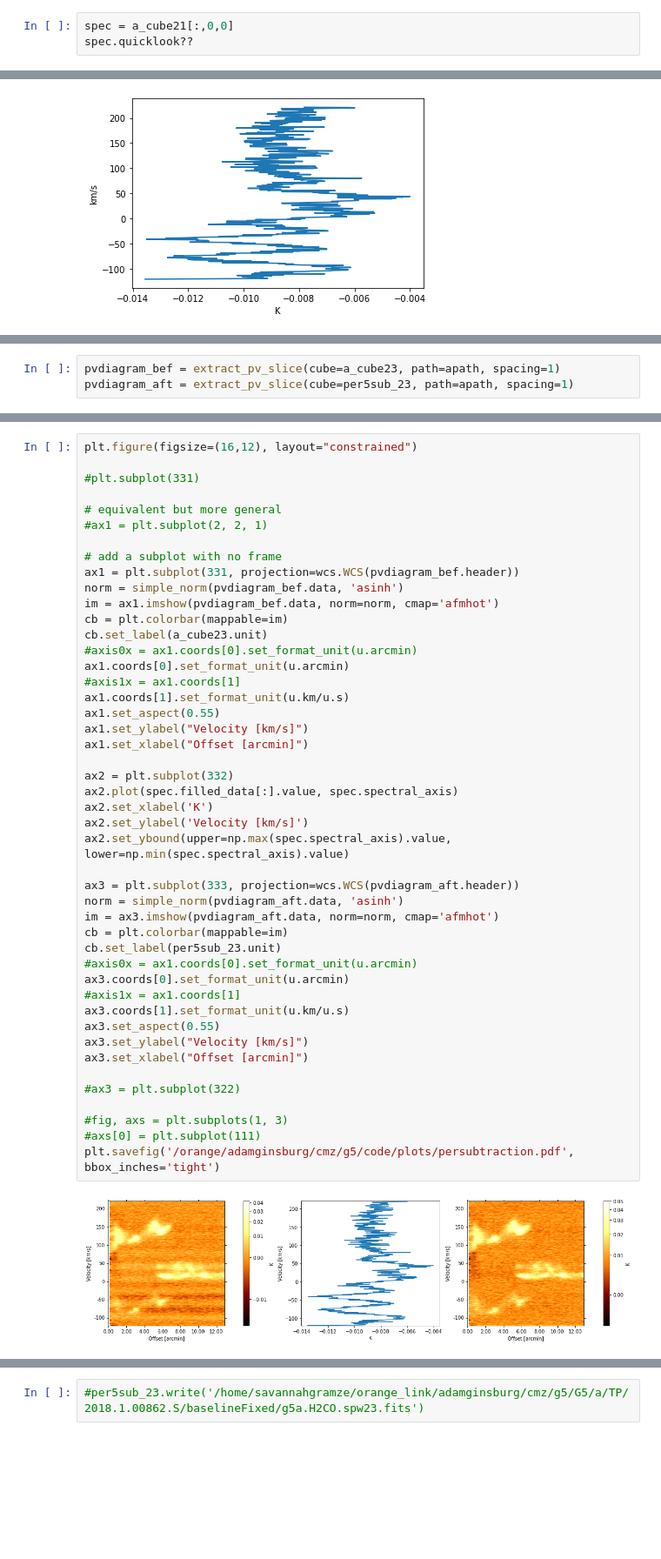
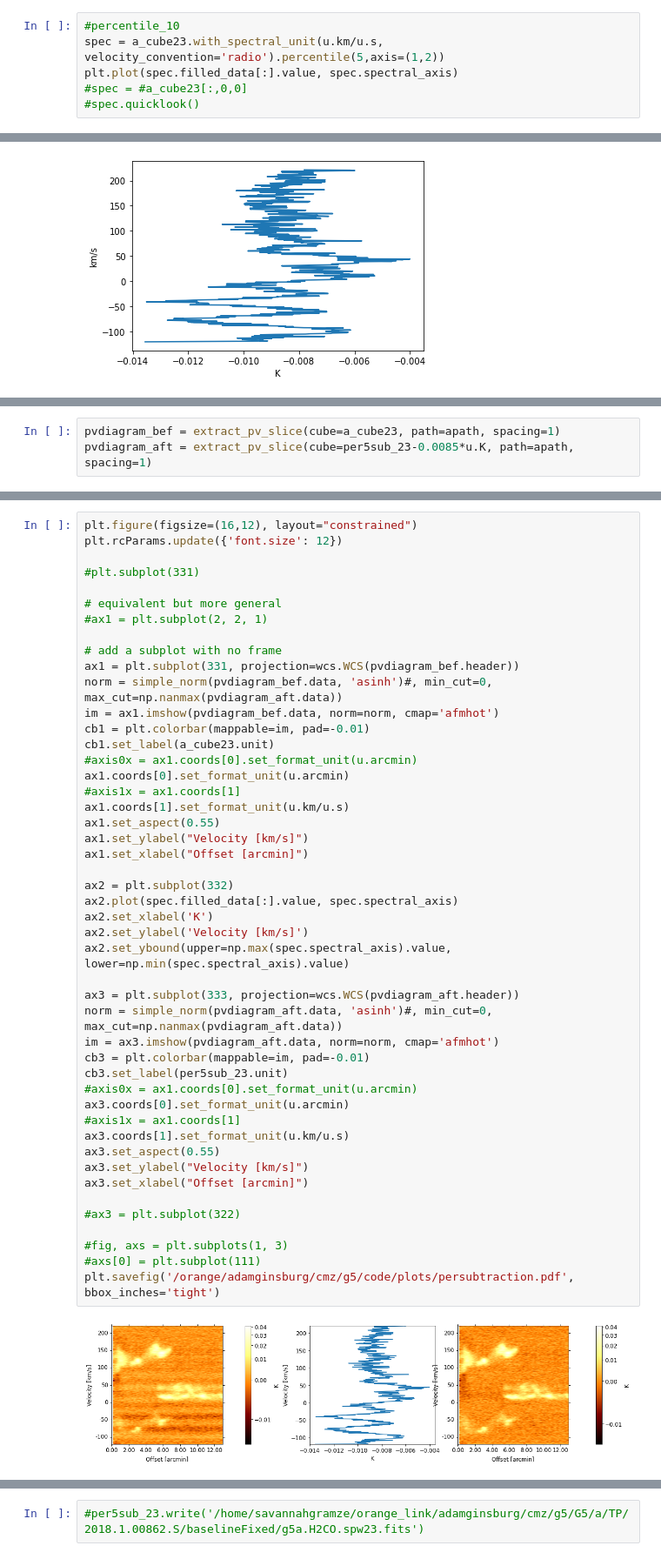
Before and after one commit to SpacialTree/clouds-g5-b1, a Jupyter notebook: BaselineFixes.ipynb, the cells around one changed output, grey strips where cells are left out. Shown at 87% size. Saved outputs shown, nothing was run; the diff lists cells and outputs as text; blank space fills up the shorter version.

```diff
--- a/BaselineFixes.ipynb
+++ b/BaselineFixes.ipynb
@@ -263,6 +263,9 @@ WARNING: SliceWarning: Slice (slice(None, None, None), None, None) cannot be use
 WARNING: PossiblySlowWarning: This function (<function BaseSpectralCube._apply_everywhere at 0x...>) requires loading the entire cube into memory and may therefore be slow. [spectral_cube.utils]
 [figure]
 # %%
-spec = a_cube21[:,0,0]
-spec.quicklook??
+#percentile_10
+spec = a_cube23.with_spectral_unit(u.km/u.s, velocity_convention='radio').percentile(5,axis=(1,2))
+plt.plot(spec.filled_data[:].value, spec.spectral_axis)
+#spec = #a_cube23[:,0,0]
+#spec.quicklook()
 # %% [output]
@@ -318,4 +307,4 @@ plot_pv(per5sub_23, apath, 0.5)
 [figure]
 # %%
 pvdiagram_bef = extract_pv_slice(cube=a_cube23, path=apath, spacing=1)
-pvdiagram_aft = extract_pv_slice(cube=per5sub_23, path=apath, spacing=1)
+pvdiagram_aft = extract_pv_slice(cube=per5sub_23-0.0085*u.K, path=apath, spacing=1)
@@ -342,5 +315,6 @@ Type:      method
 # %%
 plt.figure(figsize=(16,12), layout="constrained")
+plt.rcParams.update({'font.size': 12})
 
 #plt.subplot(331)
 
@@ -349,41 +323,41 @@ plt.figure(figsize=(16,12), layout="constrained")
 
 # add a subplot with no frame
 ax1 = plt.subplot(331, projection=wcs.WCS(pvdiagram_bef.header))
-norm = simple_norm(pvdiagram_bef.data, 'asinh')
+norm = simple_norm(pvdiagram_bef.data, 'asinh')#, min_cut=0, max_cut=np.nanmax(pvdiagram_aft.data))
 im = ax1.imshow(pvdiagram_bef.data, norm=norm, cmap='afmhot')
-cb = plt.colorbar(mappable=im)
-cb.set_label(a_cube23.unit)
+cb1 = plt.colorbar(mappable=im, pad=-0.01)
+cb1.set_label(a_cube23.unit)
 #axis0x = ax1.coords[0].set_format_unit(u.arcmin)
 ax1.coords[0].set_format_unit(u.arcmin)
 #axis1x = ax1.coords[1]
 ax1.coords[1].set_format_unit(u.km/u.s)
 ax1.set_aspect(0.55)
 ax1.set_ylabel("Velocity [km/s]")
 ax1.set_xlabel("Offset [arcmin]")
 
 ax2 = plt.subplot(332)
 ax2.plot(spec.filled_data[:].value, spec.spectral_axis)
 ax2.set_xlabel('K')
 ax2.set_ylabel('Velocity [km/s]')
 ax2.set_ybound(upper=np.max(spec.spectral_axis).value, lower=np.min(spec.spectral_axis).value)
 
 ax3 = plt.subplot(333, projection=wcs.WCS(pvdiagram_aft.header))
-norm = simple_norm(pvdiagram_aft.data, 'asinh')
+norm = simple_norm(pvdiagram_aft.data, 'asinh')#, min_cut=0, max_cut=np.nanmax(pvdiagram_aft.data))
 im = ax3.imshow(pvdiagram_aft.data, norm=norm, cmap='afmhot')
-cb = plt.colorbar(mappable=im)
-cb.set_label(per5sub_23.unit)
+cb3 = plt.colorbar(mappable=im, pad=-0.01)
+cb3.set_label(per5sub_23.unit)
 #axis0x = ax1.coords[0].set_format_unit(u.arcmin)
 ax3.coords[0].set_format_unit(u.arcmin)
 #axis1x = ax1.coords[1]
 ax3.coords[1].set_format_unit(u.km/u.s)
 ax3.set_aspect(0.55)
 ax3.set_ylabel("Velocity [km/s]")
 ax3.set_xlabel("Offset [arcmin]")
 
 #ax3 = plt.subplot(322)
 
 #fig, axs = plt.subplots(1, 3)
 #axs[0] = plt.subplot(111)
 plt.savefig('/orange/adamginsburg/cmz/g5/code/plots/persubtraction.pdf', bbox_inches='tight')
 # %% [output]
-[figure, old version]
+[figure, new version]
```
Also changed, not shown: parts of 9 cells of this notebook, 1 other file.
